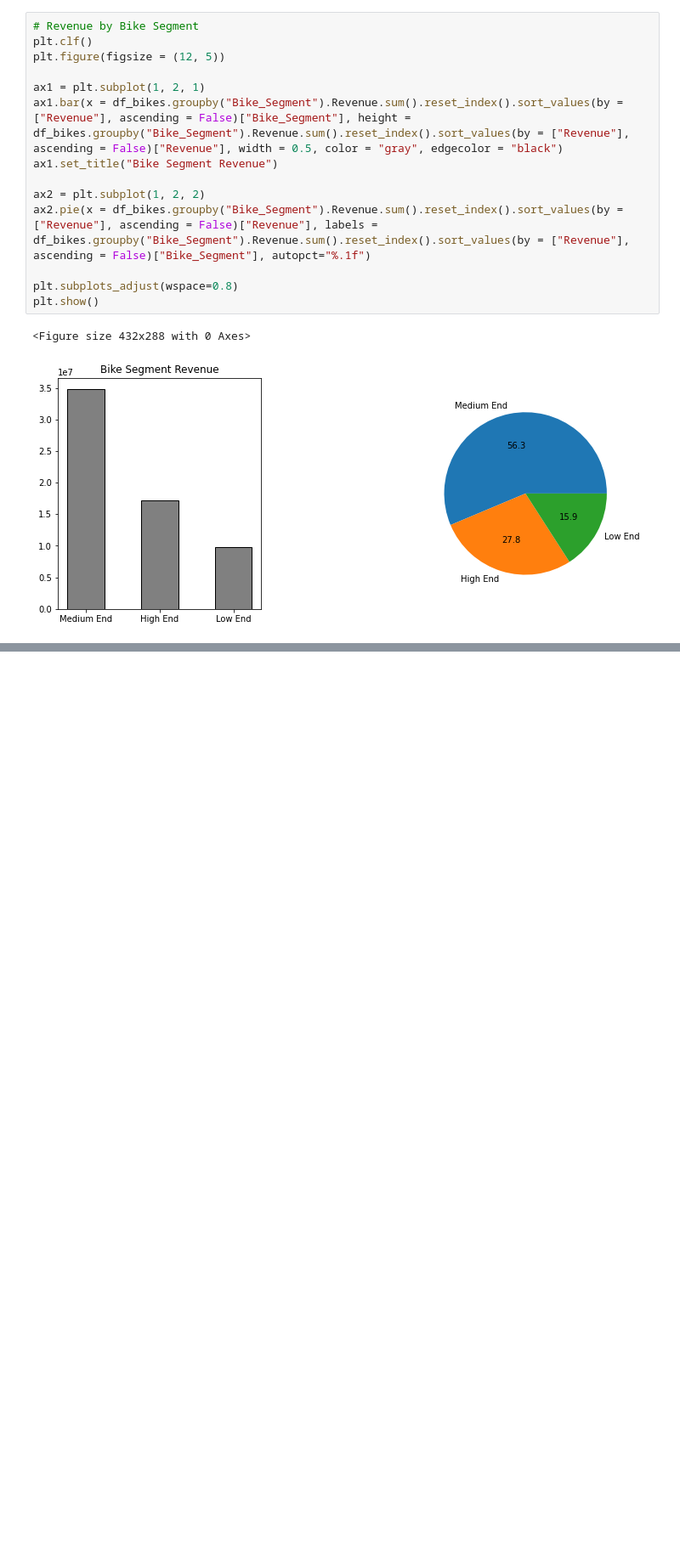
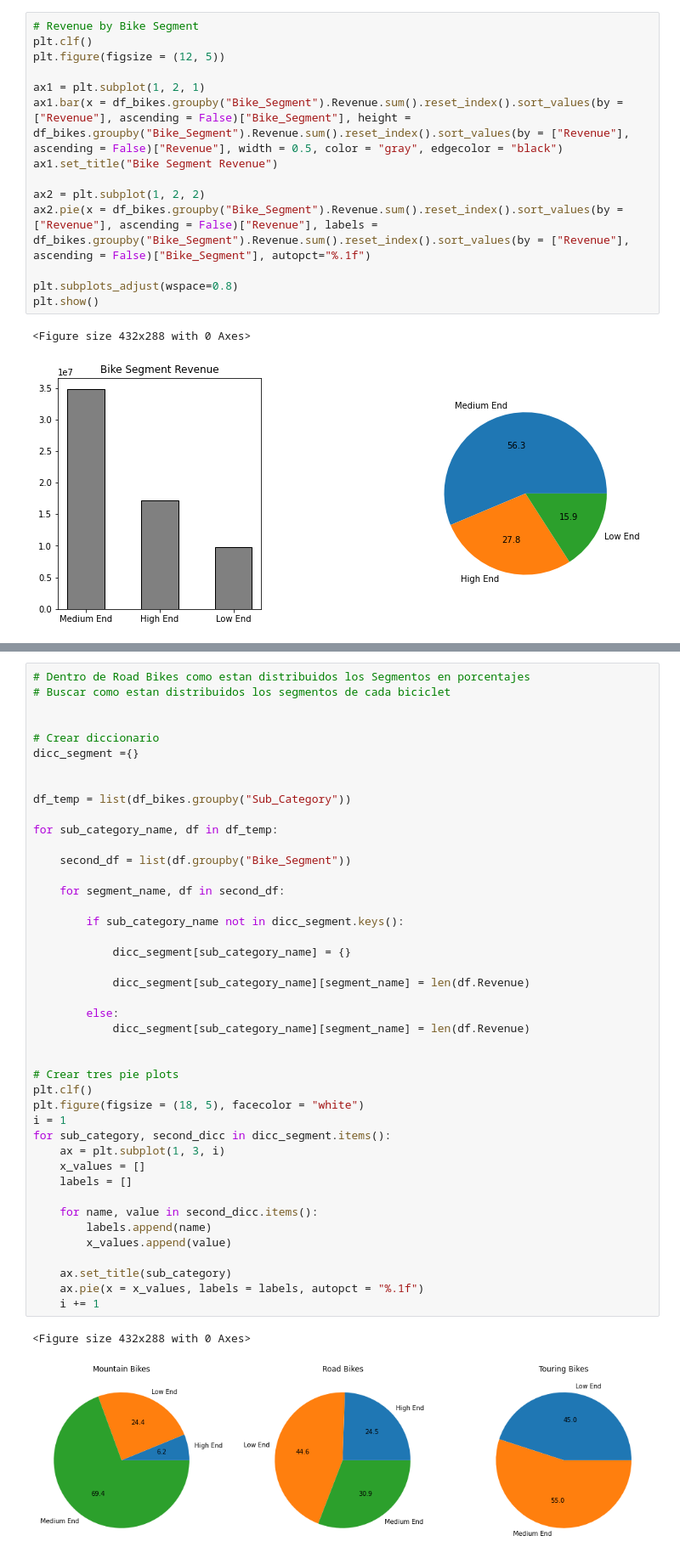
Before and after one commit to juanm05/UK-Bike-Store, a Jupyter notebook: main.ipynb, the cells around one changed output, grey strips where cells are left out. Shown at 85% size. Drawn from its saved outputs; the diff is of its cells as text; blank space fills up the shorter version.

```diff
--- a/main.ipynb
+++ b/main.ipynb
@@ -797,0 +838,46 @@ plt.show()
+# %%
+# Dentro de Road Bikes como estan distribuidos los Segmentos en porcentajes
+# Buscar como estan distribuidos los segmentos de cada biciclet
+
+
+# Crear diccionario
+dicc_segment ={}
+
+
+df_temp = list(df_bikes.groupby("Sub_Category"))
+
+for sub_category_name, df in df_temp:
+
+    second_df = list(df.groupby("Bike_Segment"))
+
+    for segment_name, df in second_df:
+
+        if sub_category_name not in dicc_segment.keys():
+
+            dicc_segment[sub_category_name] = {}
+
+            dicc_segment[sub_category_name][segment_name] = len(df.Revenue)
+
+        else:
+            dicc_segment[sub_category_name][segment_name] = len(df.Revenue)
+
+
+# Crear tres pie plots
+plt.clf()
+plt.figure(figsize = (18, 5), facecolor = "white")
+i = 1
+for sub_category, second_dicc in dicc_segment.items():
+    ax = plt.subplot(1, 3, i)
+    x_values = []
+    labels = []
+
+    for name, value in second_dicc.items():
+        labels.append(name)
+        x_values.append(value)
+
+    ax.set_title(sub_category)
+    ax.pie(x = x_values, labels = labels, autopct = "%.1f")
+    i += 1
+# %% [output]
+<Figure size 432x288 with 0 Axes>
+[figure, added]
```
Also changed, not shown: parts of 4 cells of this notebook, 2 other files.
